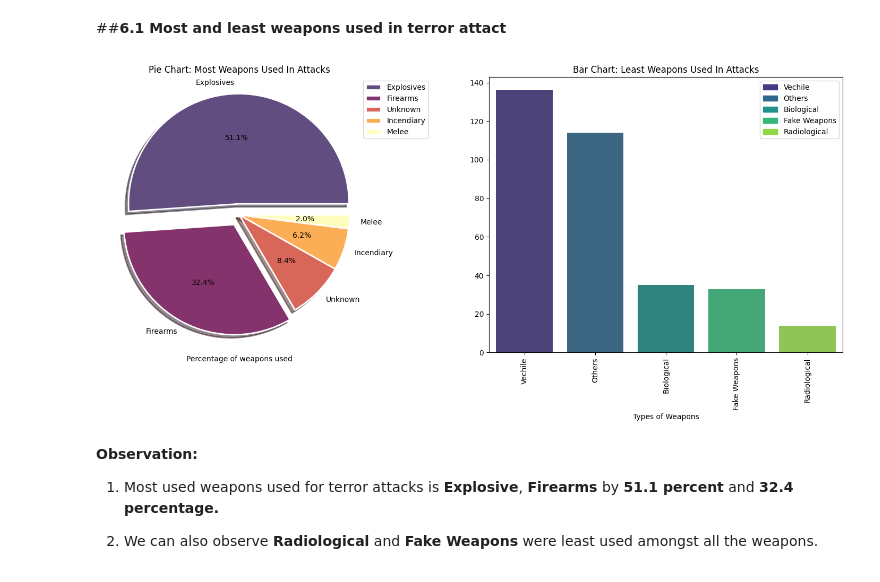
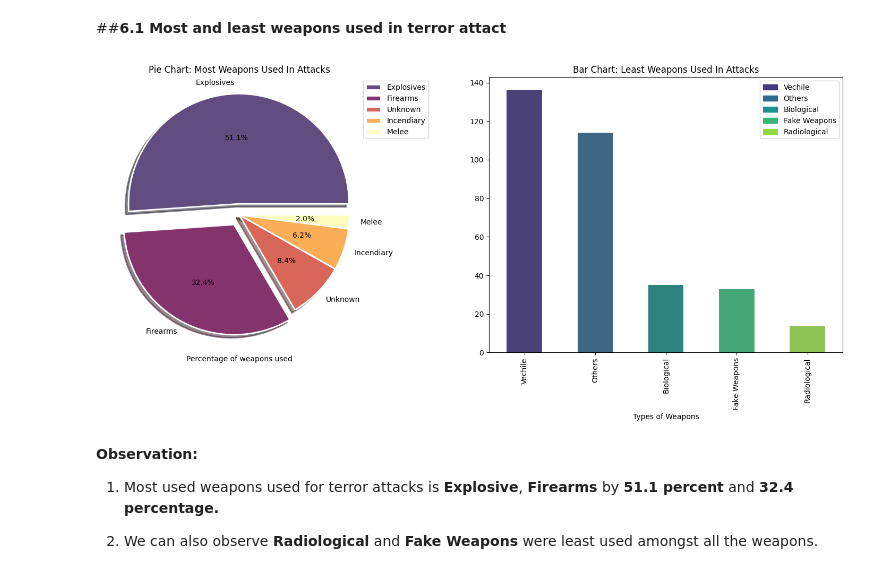
Before and after one commit to dacenish/EDA-Global-terrorism, a Jupyter notebook: Capstone_Project_Global_terrorism_EDA_by_Danish_Zia.ipynb, the cells around one changed output. Drawn from its saved outputs; the diff is of its cells as text; code cells hidden in the pictures.

```diff
--- a/Capstone_Project_Global_terrorism_EDA_by_Danish_Zia.ipynb
+++ b/Capstone_Project_Global_terrorism_EDA_by_Danish_Zia.ipynb
@@ -425,35 +426,35 @@ colors = [(0.382256, 0.300007, 0.499417),
           (0.848737, 0.405403, 0.348773),
           (0.98752, 0.683399, 0.335631),
           (0.997079, 0.998023, 0.746482)]
 
 plt.pie(wp_df.head(), labels=wp_df.head().index, autopct='%1.1f%%', colors=colors,
         explode = (0.1, 0.1,0,0,0), shadow = True,
         wedgeprops={'linewidth': 2, 'edgecolor': 'white'})
 plt.title('Pie Chart: Most Weapons Used In Attacks')
 plt.xlabel('Percentage of weapons used')
 plt.legend(loc='upper right', bbox_to_anchor=(1.2, 1.0))
 
 # Bar Chart
 plt.subplot(1, 2, 2)
 x_label = ['Vechile', 'Others', 'Biological', 'Fake Weapons', 'Radiological']
 bar_colors = sns.color_palette("viridis", len(x_label))
-sns.barplot(y=wp_df.tail().values, x=x_label, orient='v', palette=bar_colors)
+sns.barplot(y=wp_df.tail().values, x=x_label, orient='v', palette=bar_colors, width = 0.5)
 plt.title('Bar Chart: Least Weapons Used In Attacks')
 plt.xlabel('Types of Weapons')
 plt.xticks(rotation=90)
 
 # Create custom legend for bar plot
 legend_patches = [mpatches.Patch(color=color, label=label) for color, label in zip(bar_colors, x_label)]
 plt.legend(handles=legend_patches, loc='upper right')
 
 # Adjust plots
 plt.subplots_adjust(wspace=0.5)
 plt.tight_layout()
 
 # Display the plot
 plt.show()
 # %% [output]
-[figure, old version]
+[figure, new version]
 # %% [markdown]
 **Observation:**
 
```
Also changed, not shown: parts of 5 cells of this notebook.
